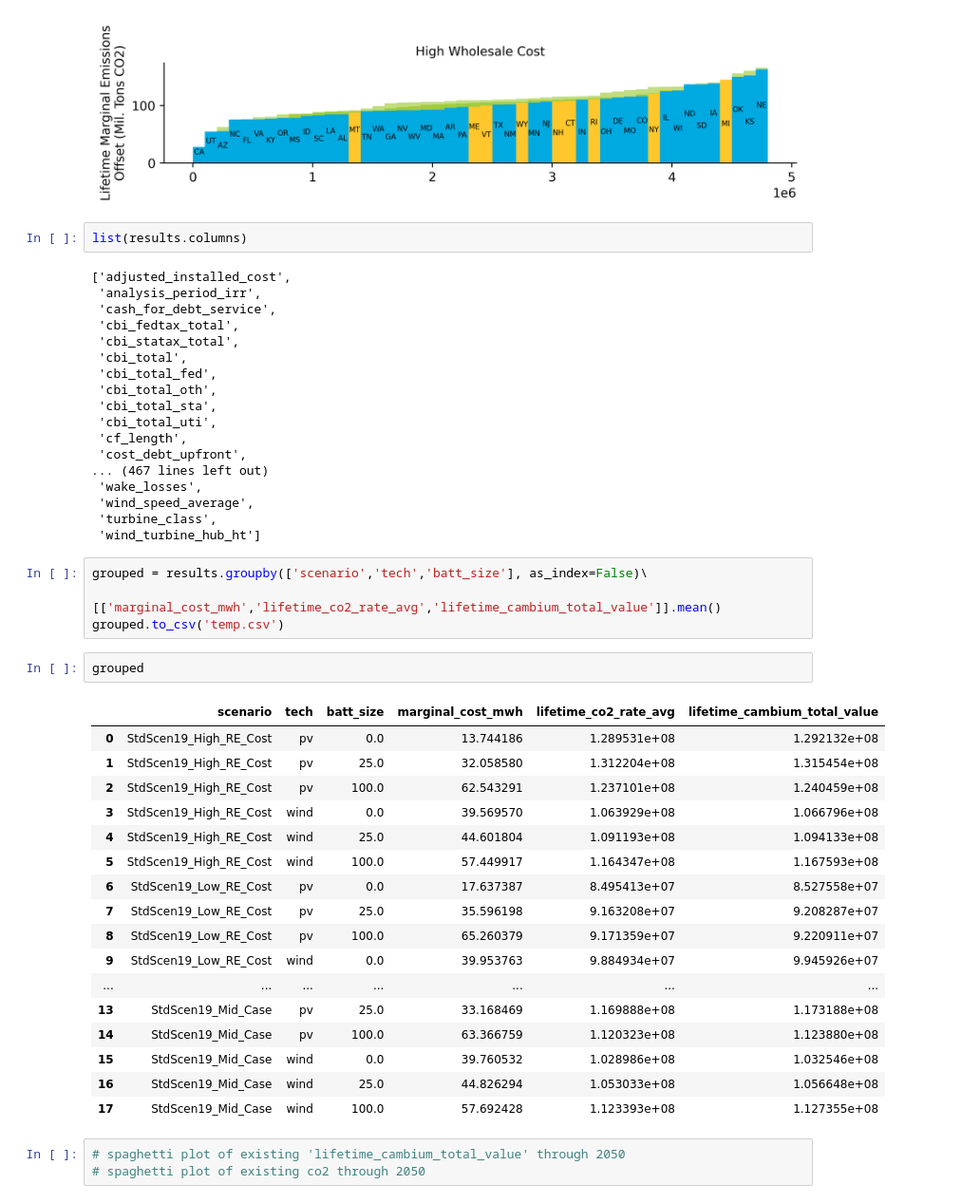
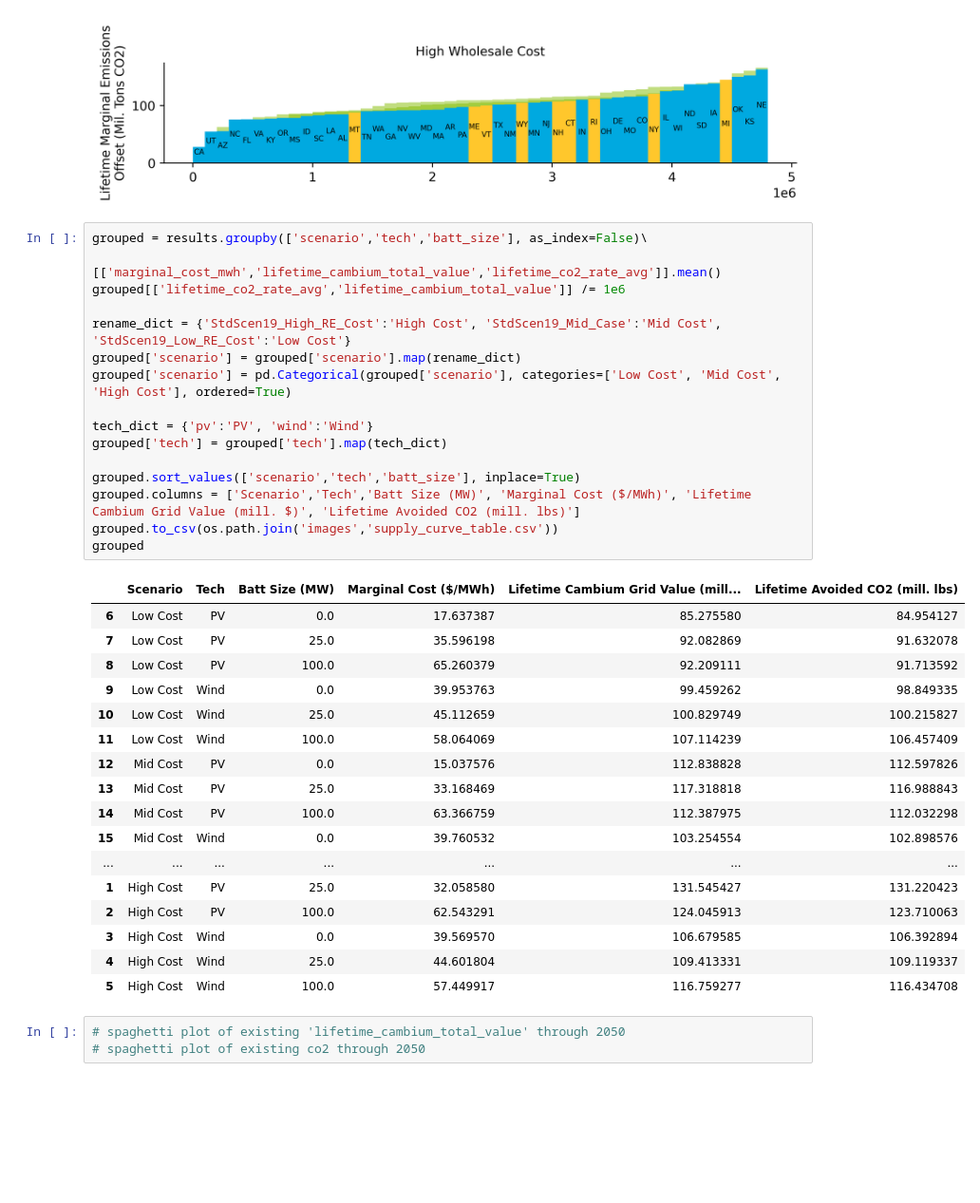
Before and after one commit to NREL/vapor, a Jupyter notebook: notebooks/viz_supply_curves.ipynb, the cells around one changed output. Shown at 95% size. Drawn from its saved outputs; the diff is of its cells as text; blank space fills up the shorter version.

```diff
--- a/notebooks/viz_supply_curves.ipynb
+++ b/notebooks/viz_supply_curves.ipynb
@@ -57,50 +57,40 @@ Viz.supply_curve(opt_var, 'StdScen19_High_RE_Cost', batt_sizes=[25, 100], legend
 [figure]
 [figure]
 [figure]
-# %%
-list(results.columns)
-# %% [output]
-['adjusted_installed_cost',
- 'analysis_period_irr',
- 'cash_for_debt_service',
- 'cbi_fedtax_total',
- 'cbi_statax_total',
- 'cbi_total',
- 'cbi_total_fed',
- 'cbi_total_oth',
- 'cbi_total_sta',
- 'cbi_total_uti',
- 'cf_length',
- 'cost_debt_upfront',
-... (467 lines left out)
- 'wake_losses',
- 'wind_speed_average',
- 'turbine_class',
- 'wind_turbine_hub_ht']
-# %%
-grouped = results.groupby(['scenario','tech','batt_size'], as_index=False)\
-                [['marginal_cost_mwh','lifetime_co2_rate_avg','lifetime_cambium_total_value']].mean()
-grouped.to_csv('temp.csv')
-# %%
-grouped
-# %% [output]
-|  | scenario | tech | batt_size | marginal_cost_mwh | lifetime_co2_rate_avg | lifetime_cambium_total_value |
-| 0 | StdScen19_High_RE_Cost | pv | 0.0 | 13.744186 | 1.289531e+08 | 1.292132e+08 |
-| 1 | StdScen19_High_RE_Cost | pv | 25.0 | 32.058580 | 1.312204e+08 | 1.315454e+08 |
-| 2 | StdScen19_High_RE_Cost | pv | 100.0 | 62.543291 | 1.237101e+08 | 1.240459e+08 |
-| 3 | StdScen19_High_RE_Cost | wind | 0.0 | 39.569570 | 1.063929e+08 | 1.066796e+08 |
-| 4 | StdScen19_High_RE_Cost | wind | 25.0 | 44.601804 | 1.091193e+08 | 1.094133e+08 |
-| 5 | StdScen19_High_RE_Cost | wind | 100.0 | 57.449917 | 1.164347e+08 | 1.167593e+08 |
-| 6 | StdScen19_Low_RE_Cost | pv | 0.0 | 17.637387 | 8.495413e+07 | 8.527558e+07 |
-| 7 | StdScen19_Low_RE_Cost | pv | 25.0 | 35.596198 | 9.163208e+07 | 9.208287e+07 |
-| 8 | StdScen19_Low_RE_Cost | pv | 100.0 | 65.260379 | 9.171359e+07 | 9.220911e+07 |
-| 9 | StdScen19_Low_RE_Cost | wind | 0.0 | 39.953763 | 9.884934e+07 | 9.945926e+07 |
-| ... | ... | ... | ... | ... | ... | ... |
-| 13 | StdScen19_Mid_Case | pv | 25.0 | 33.168469 | 1.169888e+08 | 1.173188e+08 |
-| 14 | StdScen19_Mid_Case | pv | 100.0 | 63.366759 | 1.120323e+08 | 1.123880e+08 |
-| 15 | StdScen19_Mid_Case | wind | 0.0 | 39.760532 | 1.028986e+08 | 1.032546e+08 |
-| 16 | StdScen19_Mid_Case | wind | 25.0 | 44.826294 | 1.053033e+08 | 1.056648e+08 |
-| 17 | StdScen19_Mid_Case | wind | 100.0 | 57.692428 | 1.123393e+08 | 1.127355e+08 |
+# %%
+grouped = results.groupby(['scenario','tech','batt_size'], as_index=False)\
+                [['marginal_cost_mwh','lifetime_cambium_total_value','lifetime_co2_rate_avg']].mean()
+grouped[['lifetime_co2_rate_avg','lifetime_cambium_total_value']] /= 1e6
+
+rename_dict = {'StdScen19_High_RE_Cost':'High Cost', 'StdScen19_Mid_Case':'Mid Cost', 'StdScen19_Low_RE_Cost':'Low Cost'}
+grouped['scenario'] = grouped['scenario'].map(rename_dict)
+grouped['scenario'] = pd.Categorical(grouped['scenario'], categories=['Low Cost', 'Mid Cost', 'High Cost'], ordered=True)
+
+tech_dict = {'pv':'PV', 'wind':'Wind'}
+grouped['tech'] = grouped['tech'].map(tech_dict)
+
+grouped.sort_values(['scenario','tech','batt_size'], inplace=True)
+grouped.columns = ['Scenario','Tech','Batt Size (MW)', 'Marginal Cost ($/MWh)', 'Lifetime Cambium Grid Value (mill. $)', 'Lifetime Avoided CO2 (mill. lbs)']
+grouped.to_csv(os.path.join('images','supply_curve_table.csv'))
+grouped
+# %% [output]
+|  | Scenario | Tech | Batt Size (MW) | Marginal Cost ($/MWh) | Lifetime Cambium Grid Value (mill... | Lifetime Avoided CO2 (mill. lbs) |
+| 6 | Low Cost | PV | 0.0 | 17.637387 | 85.275580 | 84.954127 |
+| 7 | Low Cost | PV | 25.0 | 35.596198 | 92.082869 | 91.632078 |
+| 8 | Low Cost | PV | 100.0 | 65.260379 | 92.209111 | 91.713592 |
+| 9 | Low Cost | Wind | 0.0 | 39.953763 | 99.459262 | 98.849335 |
+| 10 | Low Cost | Wind | 25.0 | 45.112659 | 100.829749 | 100.215827 |
+| 11 | Low Cost | Wind | 100.0 | 58.064069 | 107.114239 | 106.457409 |
+| 12 | Mid Cost | PV | 0.0 | 15.037576 | 112.838828 | 112.597826 |
+| 13 | Mid Cost | PV | 25.0 | 33.168469 | 117.318818 | 116.988843 |
+| 14 | Mid Cost | PV | 100.0 | 63.366759 | 112.387975 | 112.032298 |
+| 15 | Mid Cost | Wind | 0.0 | 39.760532 | 103.254554 | 102.898576 |
+| ... | ... | ... | ... | ... | ... | ... |
+| 1 | High Cost | PV | 25.0 | 32.058580 | 131.545427 | 131.220423 |
+| 2 | High Cost | PV | 100.0 | 62.543291 | 124.045913 | 123.710063 |
+| 3 | High Cost | Wind | 0.0 | 39.569570 | 106.679585 | 106.392894 |
+| 4 | High Cost | Wind | 25.0 | 44.601804 | 109.413331 | 109.119337 |
+| 5 | High Cost | Wind | 100.0 | 57.449917 | 116.759277 | 116.434708 |
 # %%
 # spaghetti plot of existing 'lifetime_cambium_total_value' through 2050
 # spaghetti plot of existing co2 through 2050
```
Also changed, not shown: parts of 2 cells of this notebook, 4 other files.
